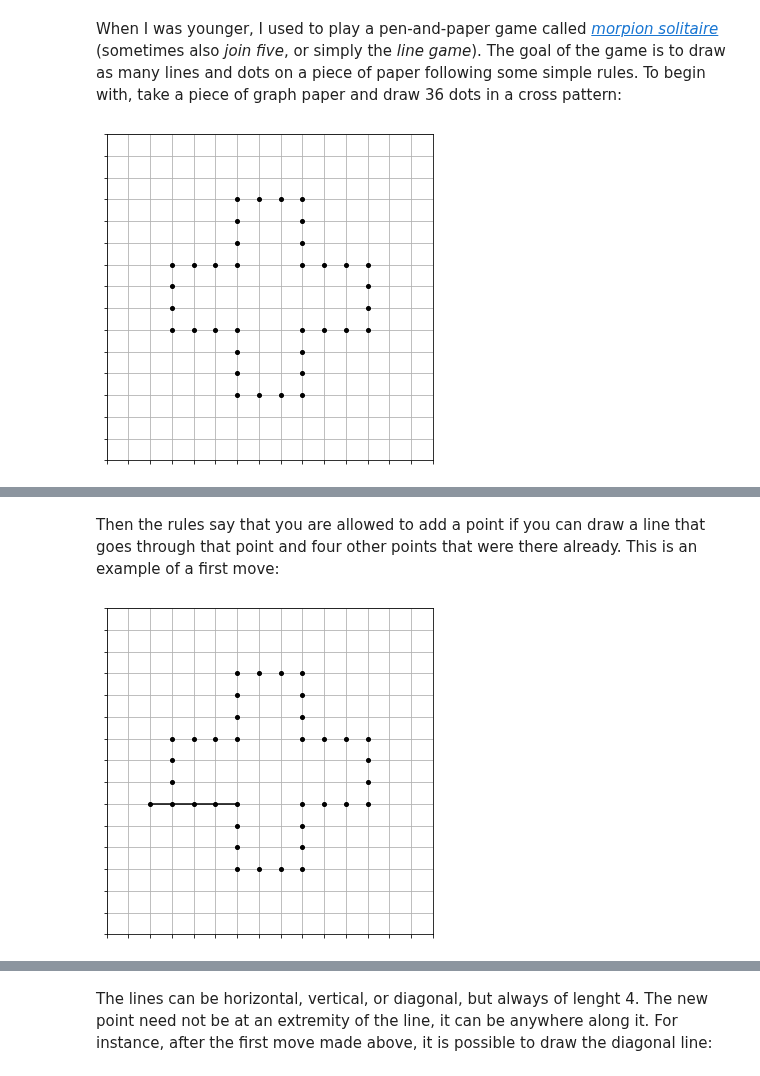
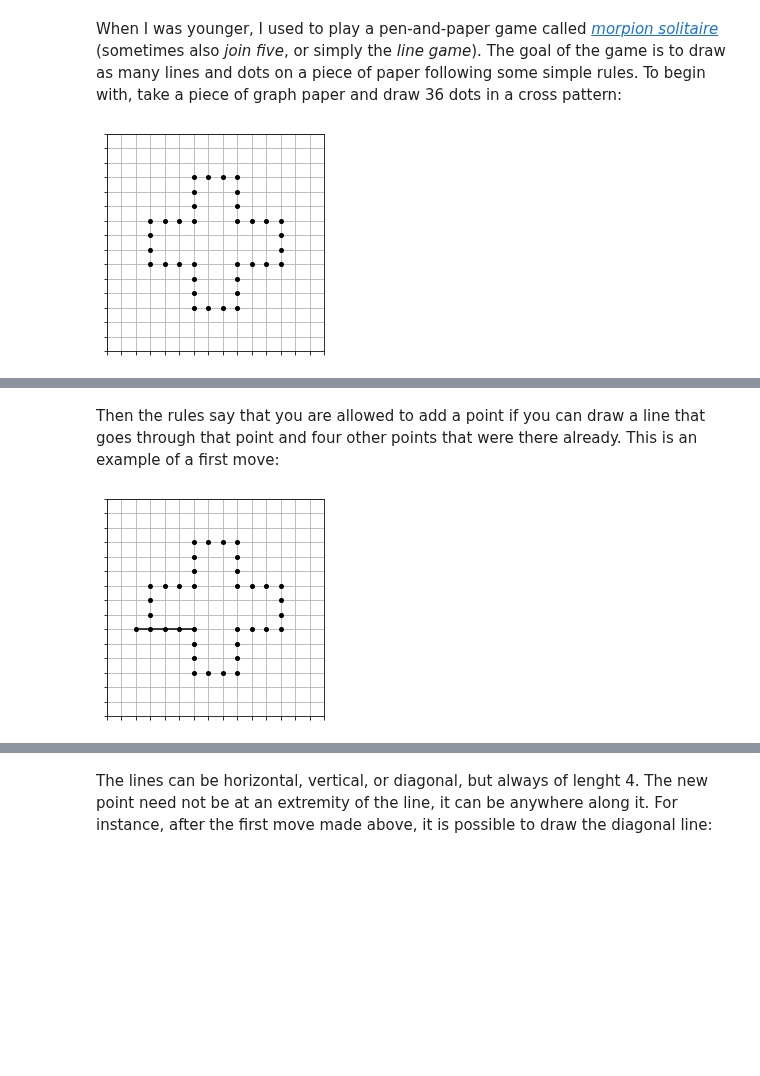
Before and after one commit to gillioz/MorpionSolitaire, a Jupyter notebook: blog/Part_1_Game.ipynb, the cells around one changed output, grey strips where cells are left out. Cells and saved outputs as stored; diff of their text form; code cells hidden in the pictures; blank space fills up the shorter version.

Commit message:
writing first blog post

```diff
--- a/blog/Part_1_Game.ipynb
+++ b/blog/Part_1_Game.ipynb
@@ -15,11 +15,11 @@ To begin with, take a piece of graph paper and draw 36 dots in a cross pattern:
 # %%
 #hide
 grid = Grid('cross')
-grid.print(view = 16)
-plt.savefig('Part_1_Game_images/grid_empty.png', bbox_inches='tight')
+grid.print(view = 16, figsize = 4)
+# plt.savefig('Part_1_Game_images/grid_empty.png', bbox_inches='tight')
 plt.show()
 # %% [output]
-[figure, old version]
+[figure, new version]
 # %% [markdown]
 ![png](images/grid_empty.png 'The starting configuration of morpion solitaire.')
 # %% [markdown]
@@ -27,11 +27,11 @@ Then the rules say that you are allowed to add a point if you can draw a line th
 # %%
 #hide
 grid.add_segment((10, 14, 1, 0))
-grid.print(view = 16)
-plt.savefig('Part_1_Game_images/grid_first_move.png', bbox_inches='tight')
+grid.print(view = 16, figsize = 4)
+# plt.savefig('Part_1_Game_images/grid_first_move.png', bbox_inches='tight')
 plt.show()
 # %% [output]
-[figure, old version]
+[figure, new version]
 # %% [markdown]
 ![png](images/grid_first_move.png 'This is a valid first move.')
 # %% [markdown]
```
Also changed, not shown: parts of 16 cells of this notebook, 3 other files.
